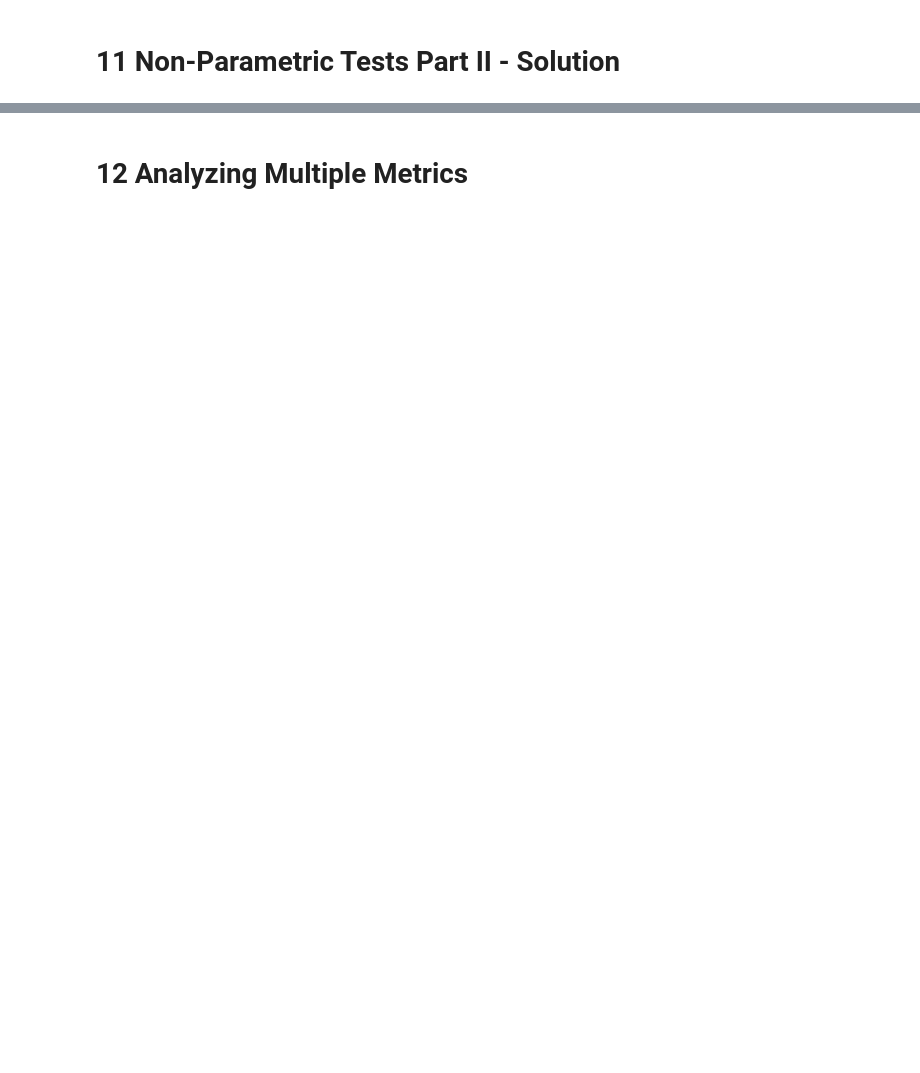
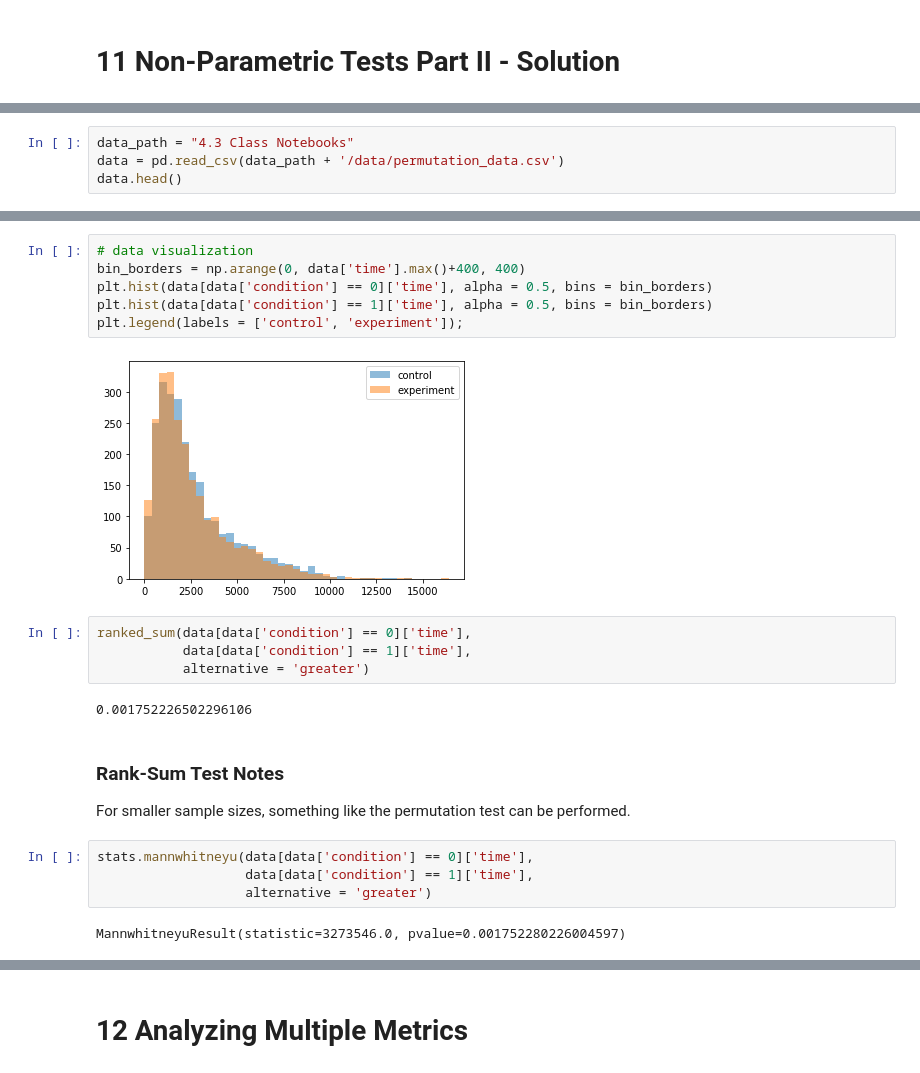
Before and after one commit to kevinlwebb/Nanodegrees, a Jupyter notebook: Data Scientist for Enterprise/4 - Experimental Design and Recommendations/4.3 Statistical Considerations in Testing.ipynb, the cells around one changed output, grey strips where cells are left out. Cells and saved outputs as stored; diff of their text form; blank space fills up the shorter version.

```diff
--- a/Data Scientist for Enterprise/4 - Experimental Design and Recommendations/4.3 Statistical Considerations in Testing.ipynb
+++ b/Data Scientist for Enterprise/4 - Experimental Design and Recommendations/4.3 Statistical Considerations in Testing.ipynb
@@ -26,0 +609,4 @@ Statistical Considerations in Testing
+# %%
+data_path = "4.3 Class Notebooks"
+data = pd.read_csv(data_path + '/data/permutation_data.csv')
+data.head()
@@ -26,0 +620,24 @@ Statistical Considerations in Testing
+# %%
+# data visualization
+bin_borders = np.arange(0, data['time'].max()+400, 400)
+plt.hist(data[data['condition'] == 0]['time'], alpha = 0.5, bins = bin_borders)
+plt.hist(data[data['condition'] == 1]['time'], alpha = 0.5, bins = bin_borders)
+plt.legend(labels = ['control', 'experiment']);
+# %% [output]
+[figure, added]
+# %%
+ranked_sum(data[data['condition'] == 0]['time'],
+           data[data['condition'] == 1]['time'],
+           alternative = 'greater')
+# %% [output]
+0.001752226502296106
+# %% [markdown]
+### Rank-Sum Test Notes
+
+For smaller sample sizes, something like the permutation test can be performed.
+# %%
+stats.mannwhitneyu(data[data['condition'] == 0]['time'],
+                   data[data['condition'] == 1]['time'],
+                   alternative = 'greater')
+# %% [output]
+MannwhitneyuResult(statistic=3273546.0, pvalue=0.001752280226004597)
```
Also changed, not shown: parts of 61 cells of this notebook, 6 other files.
